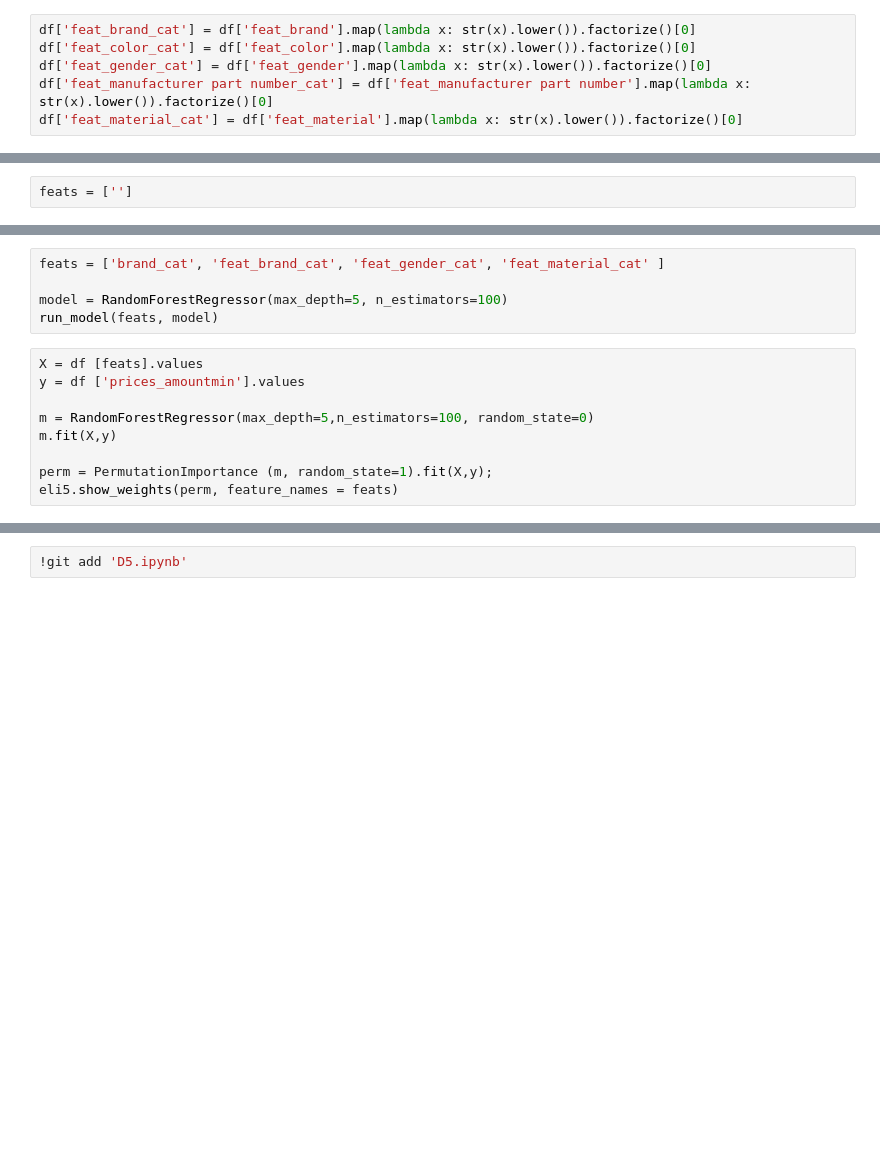
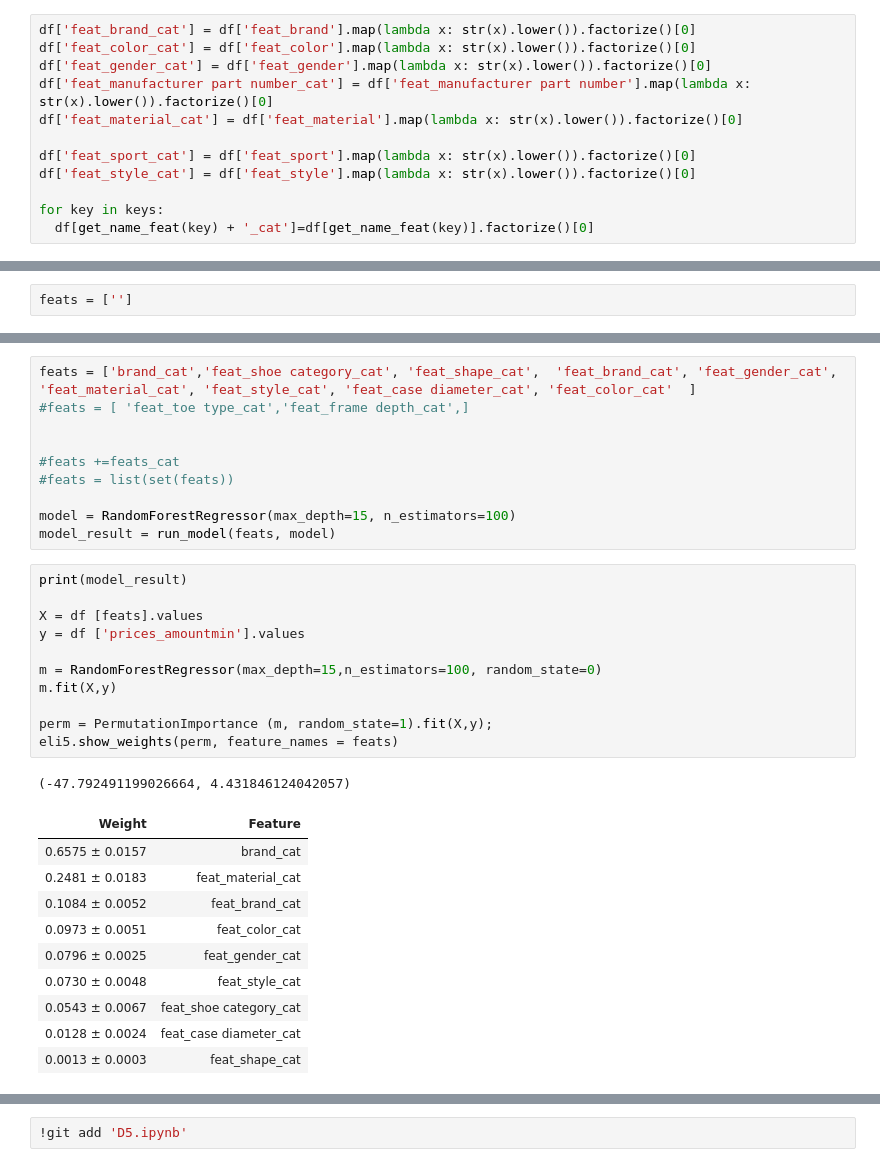
Before and after one commit to JusiaJusia/Matrix_DW, a Jupyter notebook: D5.ipynb, the cells around one changed output, grey strips where cells are left out. Cells and saved outputs as stored; diff of their text form; blank space fills up the shorter version.

Commit message:
More modeling on Mens Shoe Prices dataset from DataWorld

```diff
--- a/D5.ipynb
+++ b/D5.ipynb
@@ -123,3 +177,9 @@ df['feat_color_cat'] = df['feat_color'].map(lambda x: str(x).lower()).factorize(
 df['feat_gender_cat'] = df['feat_gender'].map(lambda x: str(x).lower()).factorize()[0]
 df['feat_manufacturer part number_cat'] = df['feat_manufacturer part number'].map(lambda x: str(x).lower()).factorize()[0]
 df['feat_material_cat'] = df['feat_material'].map(lambda x: str(x).lower()).factorize()[0]
+
+df['feat_sport_cat'] = df['feat_sport'].map(lambda x: str(x).lower()).factorize()[0]
+df['feat_style_cat'] = df['feat_style'].map(lambda x: str(x).lower()).factorize()[0]
+
+for key in keys:
+  df[get_name_feat(key) + '_cat']=df[get_name_feat(key)].factorize()[0]
@@ -134,16 +242,35 @@ run_model(['brand_cat'], model)
 # %%
-feats = ['brand_cat', 'feat_brand_cat', 'feat_gender_cat', 'feat_material_cat' ]
+feats = ['brand_cat','feat_shoe category_cat', 'feat_shape_cat',  'feat_brand_cat', 'feat_gender_cat', 'feat_material_cat', 'feat_style_cat', 'feat_case diameter_cat', 'feat_color_cat'  ]
+#feats = [ 'feat_toe type_cat','feat_frame depth_cat',]
 
-model = RandomForestRegressor(max_depth=5, n_estimators=100)
-run_model(feats, model)
+
+#feats +=feats_cat
+#feats = list(set(feats))
+
+model = RandomForestRegressor(max_depth=15, n_estimators=100)
+model_result = run_model(feats, model)
 # %%
+print(model_result)
+
 X = df [feats].values
 y = df ['prices_amountmin'].values
 
-m = RandomForestRegressor(max_depth=5,n_estimators=100, random_state=0)
+m = RandomForestRegressor(max_depth=15,n_estimators=100, random_state=0)
 m.fit(X,y)
 
 perm = PermutationImportance (m, random_state=1).fit(X,y);
 eli5.show_weights(perm, feature_names = feats)
+# %% [output]
+(-47.792491199026664, 4.431846124042057)
+| Weight | Feature |
+| 0.6575 ± 0.0157 | brand_cat |
+| 0.2481 ± 0.0183 | feat_material_cat |
+| 0.1084 ± 0.0052 | feat_brand_cat |
+| 0.0973 ± 0.0051 | feat_color_cat |
+| 0.0796 ± 0.0025 | feat_gender_cat |
+| 0.0730 ± 0.0048 | feat_style_cat |
+| 0.0543 ± 0.0067 | feat_shoe category_cat |
+| 0.0128 ± 0.0024 | feat_case diameter_cat |
+| 0.0013 ± 0.0003 | feat_shape_cat |
 # %%
 df['brand'].value_counts(normalize=True)
```
Also changed, not shown: parts of 18 cells of this notebook.
